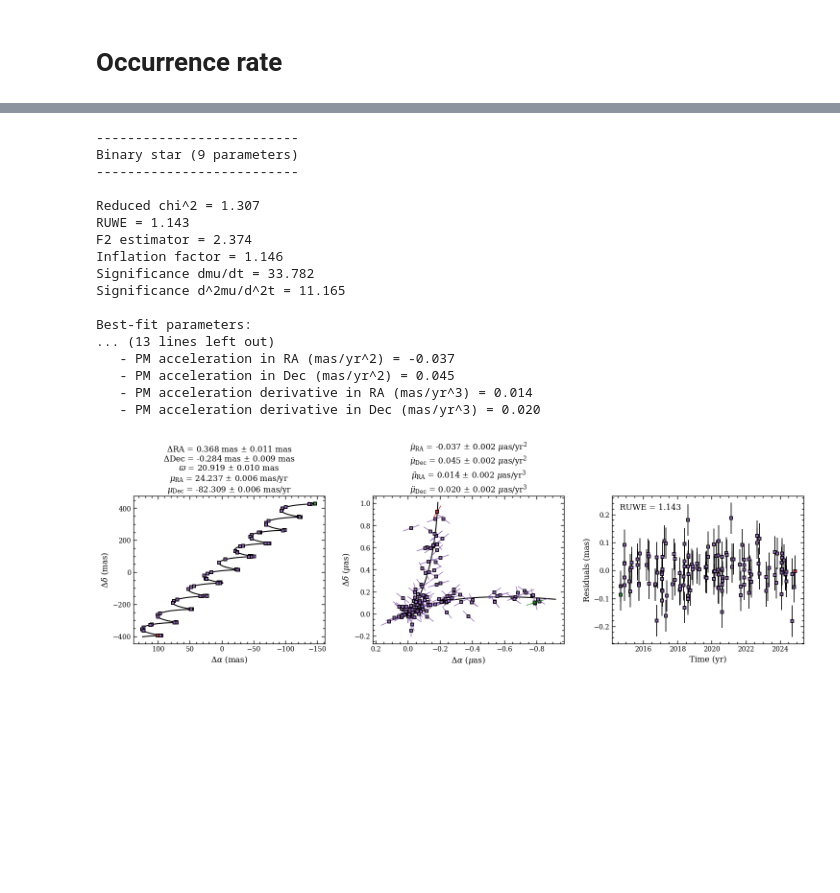
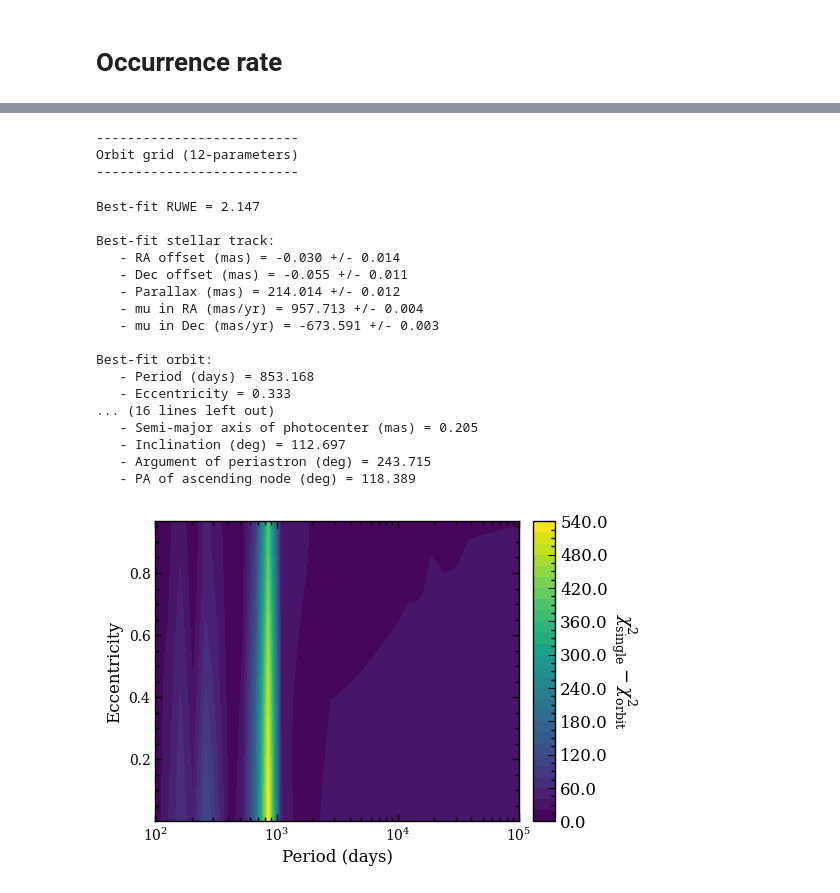
Before and after one commit to tomasstolker/exogaia, a Jupyter notebook: docs/tutorials/occurrence_rate.ipynb, the cells around one changed output, grey strips where cells are left out. Saved outputs shown, nothing was run; the diff lists cells and outputs as text; code cells hidden in the pictures; blank space fills up the shorter version.

```diff
--- a/docs/tutorials/occurrence_rate.ipynb
+++ b/docs/tutorials/occurrence_rate.ipynb
@@ -159,21 +140,24 @@ Best-fit parameters:
-# %%
-results = leastsq.accel_9param(plot_file='plot.png')
-# %% [output]
---------------------------
-Binary star (9 parameters)
---------------------------
-
-Reduced chi^2 = 1.307
-RUWE = 1.143
-F2 estimator = 2.374
-Inflation factor = 1.146
-Significance dmu/dt = 33.782
-Significance d^2mu/d^2t = 11.165
-
-Best-fit parameters:
-... (13 lines left out)
-   - PM acceleration in RA (mas/yr^2) = -0.037
-   - PM acceleration in Dec (mas/yr^2) = 0.045
-   - PM acceleration derivative in RA (mas/yr^3) = 0.014
-   - PM acceleration derivative in Dec (mas/yr^3) = 0.020
-[figure, removed]
+# %%
+results = leastsq.orbit_grid(n_points=30, map_type='chi2_det', plot_file='plot.png')
+# %% [output]
+--------------------------
+Orbit grid (12-parameters)
+--------------------------
+Best-fit RUWE = 2.147
+
+Best-fit stellar track:
+   - RA offset (mas) = -0.030 +/- 0.014
+   - Dec offset (mas) = -0.055 +/- 0.011
+   - Parallax (mas) = 214.014 +/- 0.012
+   - mu in RA (mas/yr) = 957.713 +/- 0.004
+   - mu in Dec (mas/yr) = -673.591 +/- 0.003
+
+Best-fit orbit:
+   - Period (days) = 853.168
+   - Eccentricity = 0.333
+... (16 lines left out)
+   - Semi-major axis of photocenter (mas) = 0.205
+   - Inclination (deg) = 112.697
+   - Argument of periastron (deg) = 243.715
+   - PA of ascending node (deg) = 118.389
+[figure, added]
```
Also changed, not shown: parts of 11 cells of this notebook, 12 other files.
